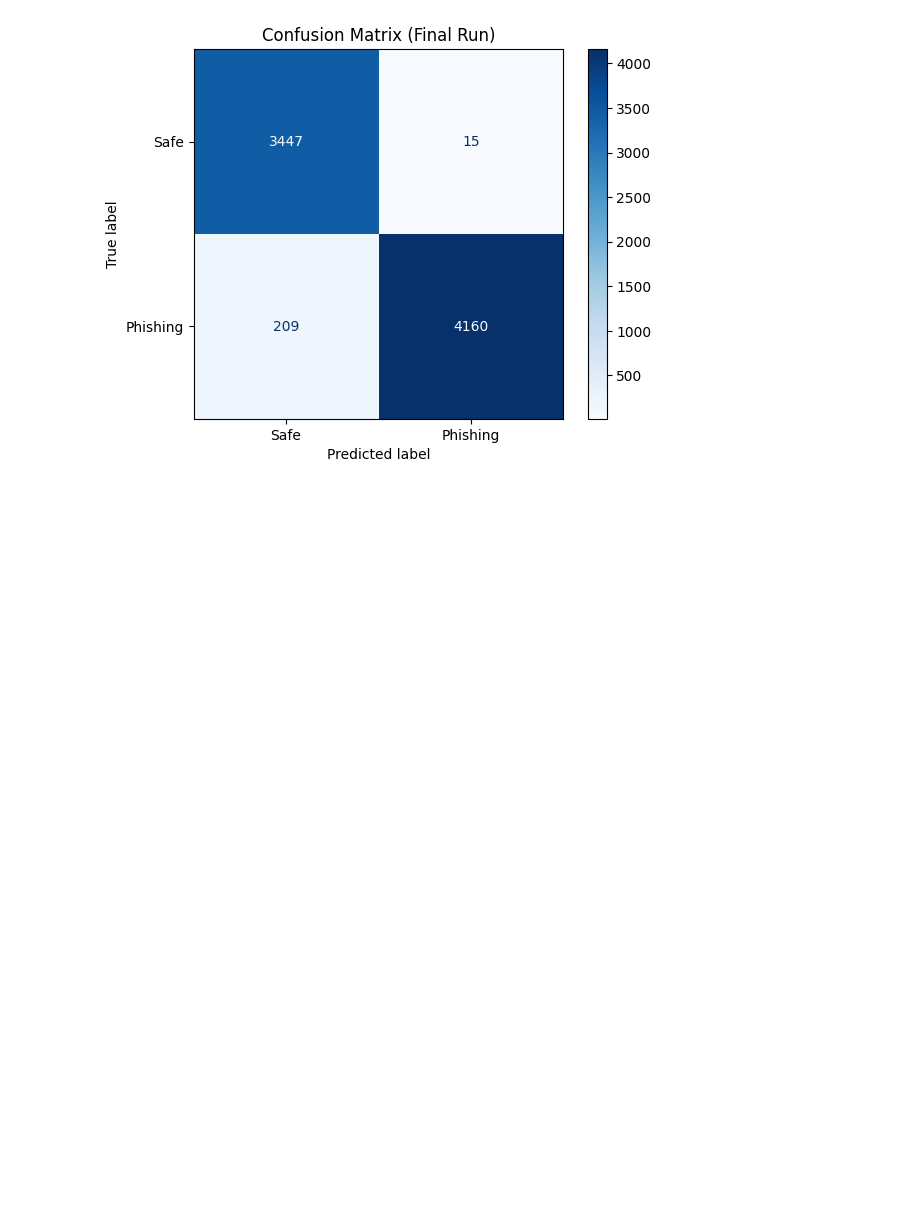
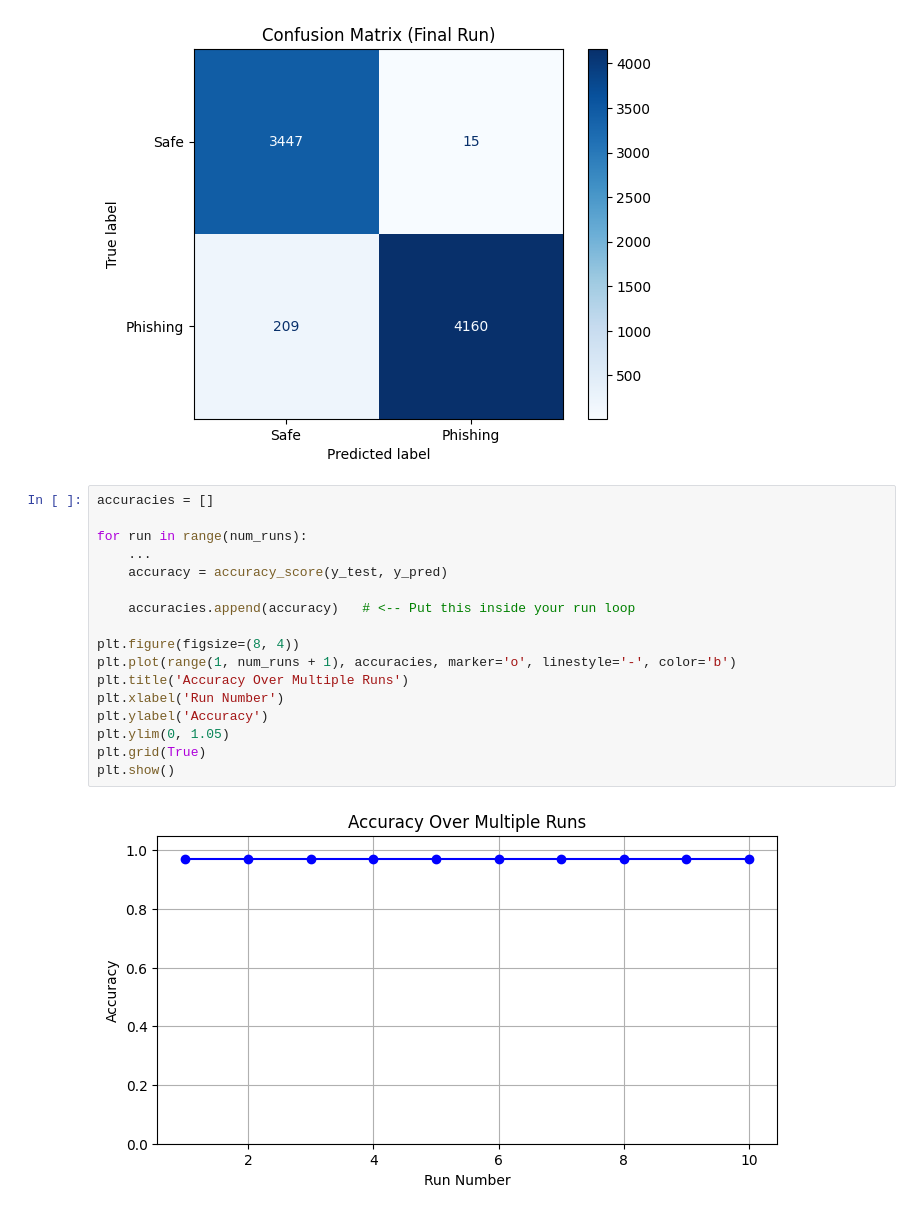
Before and after one commit to Octaxx/DLI, a Jupyter notebook: Evaluation.ipynb, the cells around one changed output. Saved outputs shown, nothing was run; the diff lists cells and outputs as text; blank space fills up the shorter version.

Commit message:
Accuracy Graph

```diff
--- a/Evaluation.ipynb
+++ b/Evaluation.ipynb
@@ -110,3 +110,22 @@ plt.title("Confusion Matrix (Final Run)")
 plt.show()
 # %% [output]
 [figure]
+# %%
+accuracies = []
+
+for run in range(num_runs):
+    ...
+    accuracy = accuracy_score(y_test, y_pred)
+
+    accuracies.append(accuracy)   # <-- Put this inside your run loop
+
+plt.figure(figsize=(8, 4))
+plt.plot(range(1, num_runs + 1), accuracies, marker='o', linestyle='-', color='b')
+plt.title('Accuracy Over Multiple Runs')
+plt.xlabel('Run Number')
+plt.ylabel('Accuracy')
+plt.ylim(0, 1.05)
+plt.grid(True)
+plt.show()
+# %% [output]
+[figure, added]
```
